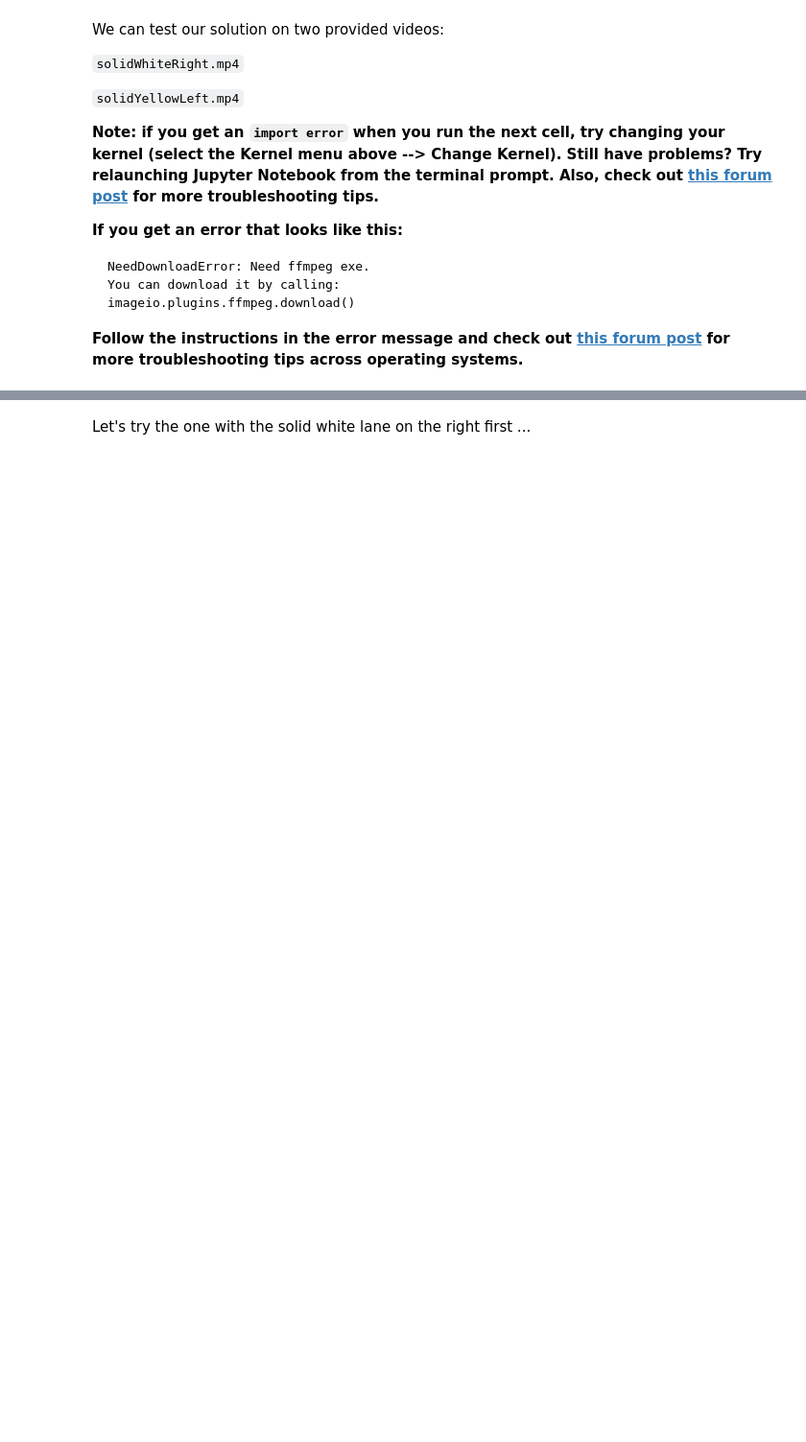
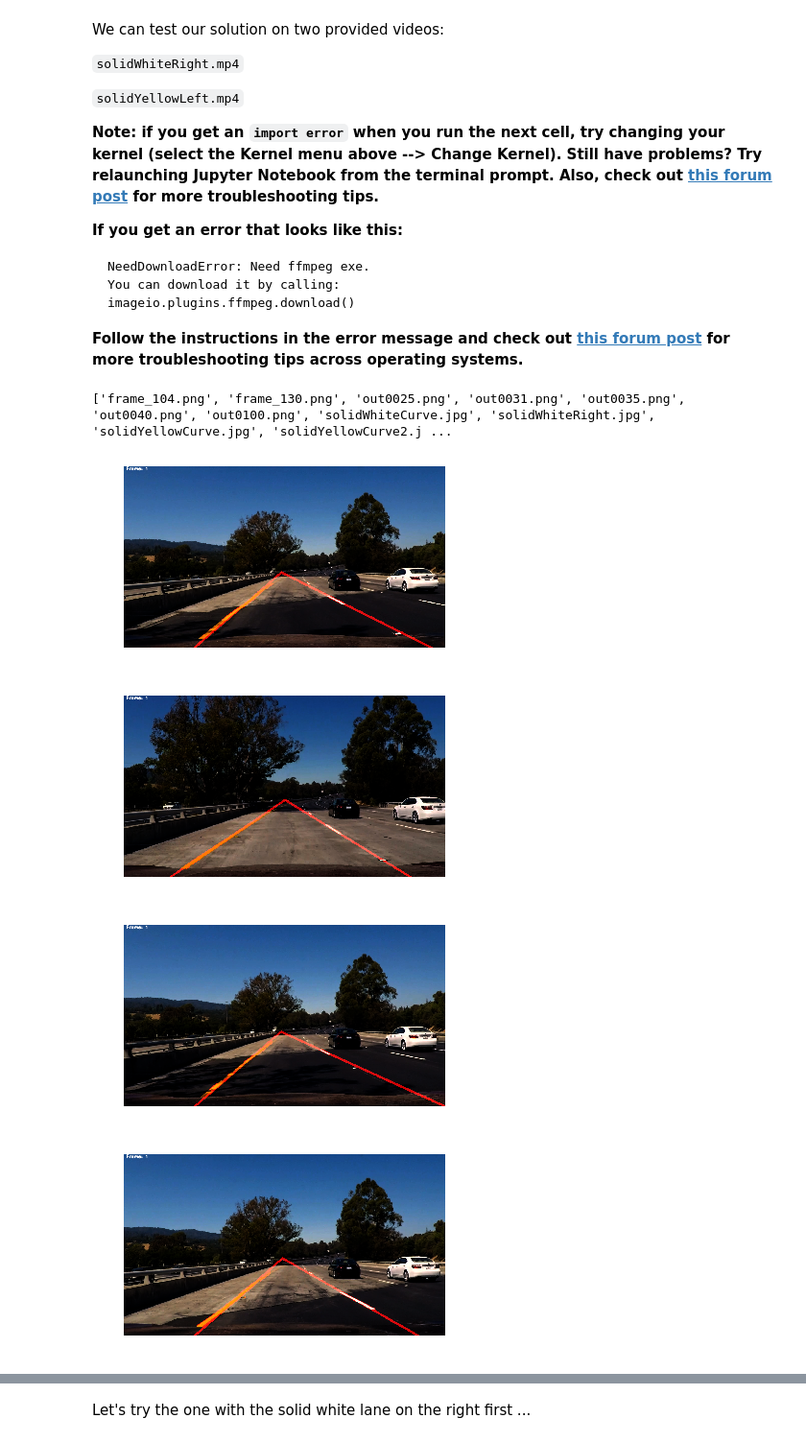
Before and after one commit to fmannan/CarND-LaneLines-P1, a Jupyter notebook: P1.ipynb, the cells around one changed output, grey strips where cells are left out. Shown at 96% size. Cells and saved outputs as stored; diff of their text form; code cells hidden in the pictures; blank space fills up the shorter version.

```diff
--- a/P1.ipynb
+++ b/P1.ipynb
@@ -234,6 +234,9 @@ def median_slope_offset(lines):
     return np.median(slope), np.median(offset), np.std(slope), np.std(offset)
 
 def get_bounded_lines_from_params(offset, slope, height, width):
+    """
+    Returns a line segment bounded between [0, height]
+    """
     x1 = (height - 1 - offset) / slope
     x2 = -offset / slope
 
@@ -312,7 +315,7 @@ Build the pipeline and run your solution on all test_images. Make copies into th
 
 Try tuning the various parameters, especially the low and high Canny thresholds as well as the Hough lines parameters.
 # %%
-def lane_detection_pipeline(image_orig):
+def init_lane_detection_pipeline(image_orig):
     """Pipeline for initial detection of the lane lines
     """
     # Work in the floating point [0, 1] domain
@@ -360,9 +363,13 @@ def lane_detection_pipeline(image_orig):
                       'hough_lines_img': hough_lines_img,
                       'ROI': mask, 'hough_lines': hough_all_lines}
 
-def test_run_pipeline(src_dir):
+def test_run_pipeline(src_dir, out_dir):
     from scipy.misc import imsave
     files = os.listdir(src_dir)
+
+    if not os.path.exists(out_dir):
+        os.mkdir(out_dir)
+
     print(files)
     for img_file in files:
         image = imread(src_dir + img_file)
@@ -373,7 +380,7 @@ def test_run_pipeline(src_dir):
         plt.imshow(image)
         plt.axis('off')
 
-        im_edge, extra = lane_detection_pipeline(image)
+        im_edge, extra = init_lane_detection_pipeline(image)
 
         plt.subplot(1, 3, 2)
         plt.imshow(extra['masked_edges'])
@@ -386,10 +393,10 @@ def test_run_pipeline(src_dir):
         plt.gray()
 
         filename_prefix = img_file.split('.')[0]
-        imsave(src_dir + filename_prefix + '_edge.png', im_edge)
-        imsave(src_dir + filename_prefix + '_maskededge.png', extra['masked_edges'])
+        imsave(out_dir + filename_prefix + '_edge.png', im_edge)
+        imsave(out_dir + filename_prefix + '_maskededge.png', extra['masked_edges'])
 
-test_run_pipeline(src_dir="test_images/")
+test_run_pipeline(src_dir="test_images/", out_dir="test_images_results/")
 # %% [output]
 ['frame_104.png', 'frame_130.png', 'out0025.png', 'out0031.png', 'out0035.png', 'out0040.png', 'out0100.png', 'solidWhiteCurve.jpg', 'solidWhiteRight.jpg', 'solidYellowCurve.jpg', 'solidYellowCurve2.j ...
 [figure]
@@ -479,0 +490,30 @@ def process_image(image, fn_accum=median_slope_offset, w_curr=.2, w_prev=.8):
+# %%
+def test_run_pipeline(src_dir, out_dir):
+    from scipy.misc import imsave
+    files = os.listdir(src_dir)
+
+    if not os.path.exists(out_dir):
+        os.mkdir(out_dir)
+
+    print(files)
+    for img_file in files:
+        image = imread(src_dir + img_file)
+
+        LL = LaneLine()
+
+        im_final = LL.process_image(image)
+
+        plt.figure()
+        plt.imshow(im_final)
+        plt.axis('off')
+
+        filename_prefix = img_file.split('.')[0]
+        imsave(out_dir + filename_prefix + '_final.png', im_final)
+
+test_run_pipeline(src_dir="test_images/", out_dir="test_images_results/")
+# %% [output]
+['frame_104.png', 'frame_130.png', 'out0025.png', 'out0031.png', 'out0035.png', 'out0040.png', 'out0100.png', 'solidWhiteCurve.jpg', 'solidWhiteRight.jpg', 'solidYellowCurve.jpg', 'solidYellowCurve2.j ...
+[figure, added]
+[figure, added]
+[figure, added]
+[figure, added]
```
Also changed, not shown: parts of 8 cells of this notebook, 5 other files.
